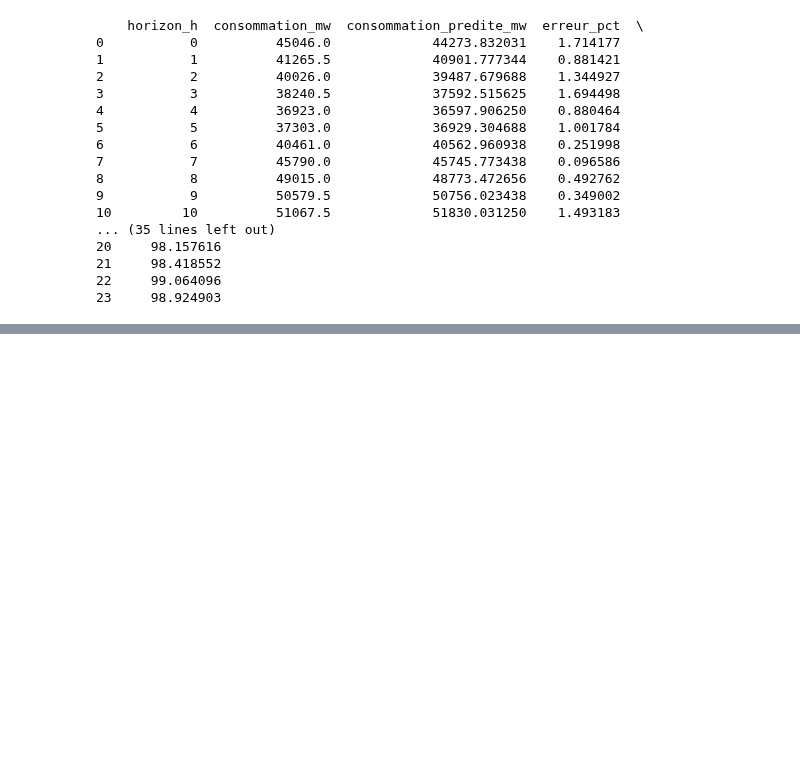
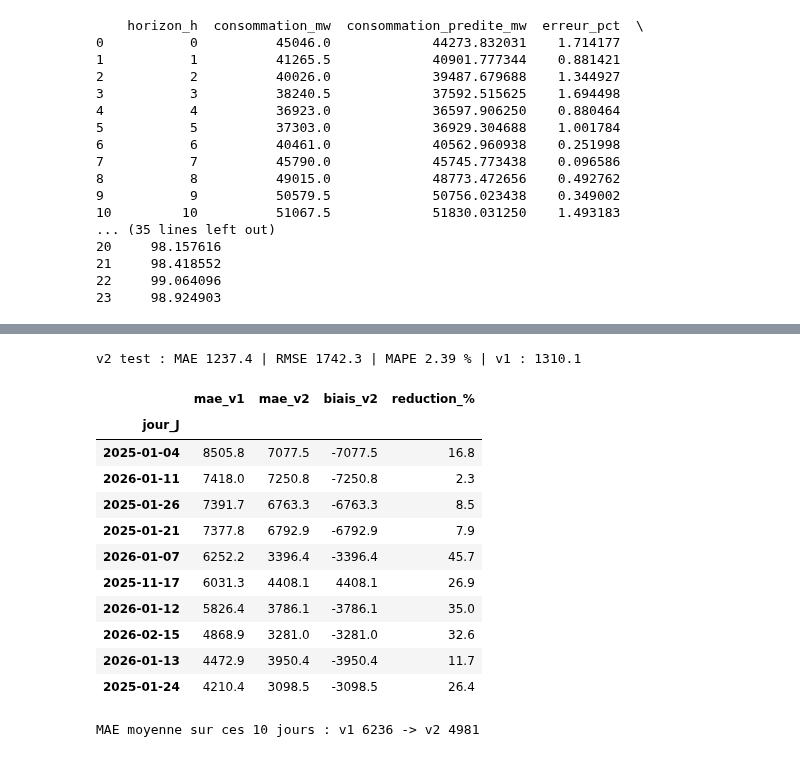
Before and after one commit to LeStolz/ConsommationElectrique, a Jupyter notebook: notebooks/modelisation_xgboost_meteo_realiste.ipynb, the cells around one changed output, grey strips where cells are left out. Saved outputs shown, nothing was run; the diff lists cells and outputs as text; code cells hidden in the pictures; blank space fills up the shorter version.

```diff
--- a/notebooks/modelisation_xgboost_meteo_realiste.ipynb
+++ b/notebooks/modelisation_xgboost_meteo_realiste.ipynb
@@ -546,0 +710,10 @@ Accuracy : 98.95 %  (définie comme 100% - MAPE)
+# %%
+table_v2 = construire_table_horizons(df, scenario="realiste")
+print(verifier_table(table_v2), table_v2.shape)
+train_v2, val_v2, test_v2 = split_train_val_test(table_v2)
+
+DOSSIER_V2 = PROCESSED_DIR / "xgboost_realiste_v2"
+DOSSIER_V2.mkdir(parents=True, exist_ok=True)
+train_v2.to_csv(DOSSIER_V2 / "train.csv", index=False)
+val_v2.to_csv(DOSSIER_V2 / "val.csv", index=False)
+test_v2.to_csv(DOSSIER_V2 / "test.csv", index=False)
@@ -546,0 +722,8 @@ Accuracy : 98.95 %  (définie comme 100% - MAPE)
+# %%
+tr2, va2, te2 = encoder_categorielles(train_v2, val_v2, test_v2)
+X_train2, y_train2, colonnes_v2 = separer_x_y(tr2)
+X_val2, y_val2, _ = separer_x_y(va2, colonnes_v2)
+X_test2, y_test2, _ = separer_x_y(te2, colonnes_v2)
+
+print(len(colonnes_v2), "features")   # attendu : 47
+modele_v2 = entrainer_xgboost(X_train2, y_train2, X_val2, y_val2)
@@ -546,0 +748,43 @@ Accuracy : 98.95 %  (définie comme 100% - MAPE)
+# %%
+from sklearn.metrics import mean_absolute_error, mean_squared_error
+import numpy as np
+
+pred = modele_v2.predict(X_test2)
+mae = mean_absolute_error(y_test2, pred)
+rmse = np.sqrt(mean_squared_error(y_test2, pred))
+mape = np.mean(np.abs((y_test2 - pred) / y_test2)) * 100
+print(f"v2 test : MAE {mae:.1f} | RMSE {rmse:.1f} | MAPE {mape:.2f} % | v1 : 1310.1")
+# %% [output]
+v2 test : MAE 1237.4 | RMSE 1742.3 | MAPE 2.39 % | v1 : 1310.1
+# %%
+V1_MAE = {"2025-01-04": 8505.8, "2026-01-11": 7418.0, "2025-01-26": 7391.7,
+          "2025-01-21": 7377.8, "2026-01-07": 6252.2, "2025-11-17": 6031.3,
+          "2026-01-12": 5826.4, "2026-02-15": 4868.9, "2026-01-13": 4472.9,
+          "2025-01-24": 4210.4}
+
+diag = pd.DataFrame({
+    "jour_J": pd.to_datetime(te2["date_prevision"]).dt.strftime("%Y-%m-%d").values,
+    "err": np.abs(y_test2.values - pred),
+    "biais": y_test2.values - pred,
+})
+par_jour = diag.groupby("jour_J").agg(mae_v2=("err", "mean"), biais_v2=("biais", "mean"))
+
+comp = par_jour.loc[list(V1_MAE)].copy()
+comp.insert(0, "mae_v1", pd.Series(V1_MAE))
+comp["reduction_%"] = (100 * (1 - comp["mae_v2"] / comp["mae_v1"])).round(1)
+display(comp.round(1))
+print("MAE moyenne sur ces 10 jours : v1", round(comp["mae_v1"].mean()), "-> v2", round(comp["mae_v2"].mean()))
+# %% [output]
+|  | mae_v1 | mae_v2 | biais_v2 | reduction_% |
+| jour_J |  |  |  |  |
+| 2025-01-04 | 8505.8 | 7077.5 | -7077.5 | 16.8 |
+| 2026-01-11 | 7418.0 | 7250.8 | -7250.8 | 2.3 |
+| 2025-01-26 | 7391.7 | 6763.3 | -6763.3 | 8.5 |
+| 2025-01-21 | 7377.8 | 6792.9 | -6792.9 | 7.9 |
+| 2026-01-07 | 6252.2 | 3396.4 | -3396.4 | 45.7 |
+| 2025-11-17 | 6031.3 | 4408.1 | 4408.1 | 26.9 |
+| 2026-01-12 | 5826.4 | 3786.1 | -3786.1 | 35.0 |
+| 2026-02-15 | 4868.9 | 3281.0 | -3281.0 | 32.6 |
+| 2026-01-13 | 4472.9 | 3950.4 | -3950.4 | 11.7 |
+| 2025-01-24 | 4210.4 | 3098.5 | -3098.5 | 26.4 |
+MAE moyenne sur ces 10 jours : v1 6236 -> v2 4981
```
Also changed, not shown: parts of 20 cells of this notebook, 9 other files.
